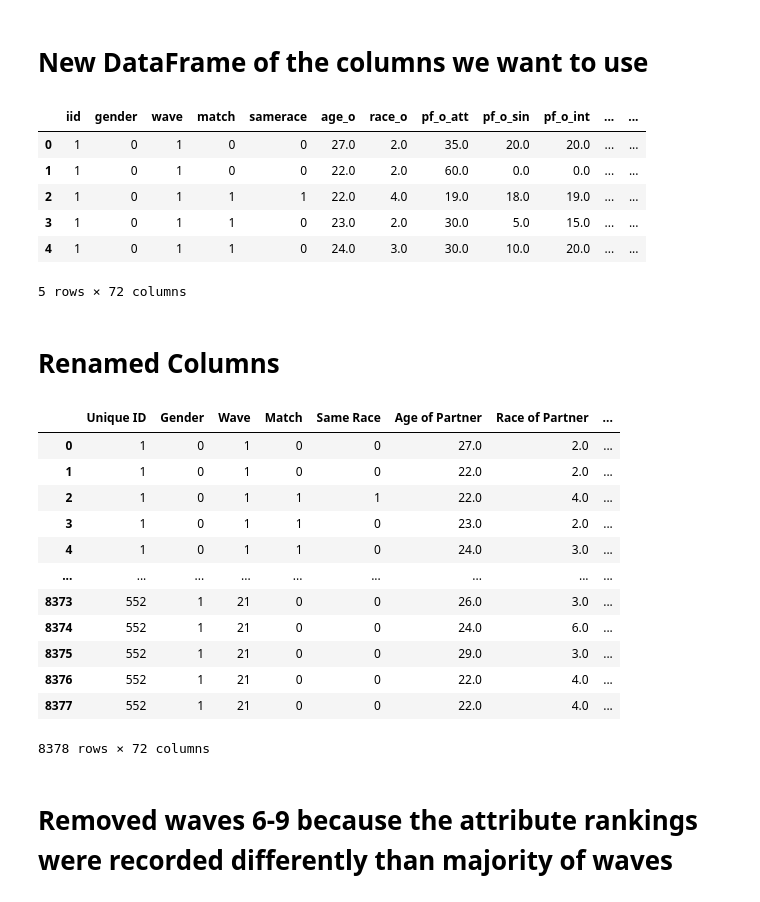
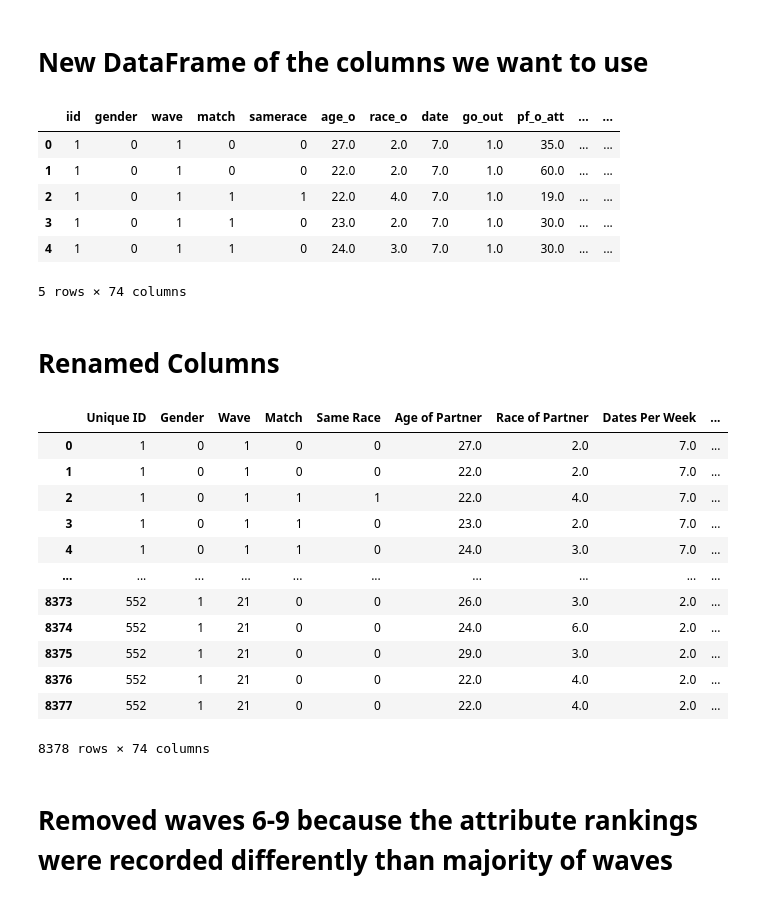
Before and after one commit to Nerdosth/SpeedDating, a Jupyter notebook: SpeedDating_Nick.ipynb, the cells around one changed output. Saved outputs shown, nothing was run; the diff lists cells and outputs as text; code cells hidden in the pictures.

```diff
--- a/SpeedDating.ipynb
+++ b/SpeedDating_Nick.ipynb
@@ -28,7 +28,7 @@ speed_df
 # New DataFrame of the columns we want to use
 # %%
 # Delete extraneous columns
-reduced_speed = speed_df[['iid','gender','wave','match','samerace','age_o','race_o',
+reduced_speed = speed_df[['iid','gender','wave','match','samerace','age_o','race_o','date','go_out',
                         'pf_o_att','pf_o_sin','pf_o_int','pf_o_fun','pf_o_amb','pf_o_sha',
                         'dec_o','attr_o','sinc_o','intel_o','fun_o','amb_o','shar_o',
                         'age','field_cd','race','imprace','imprelig',
@@ -41,57 +41,58 @@ reduced_speed = speed_df[['iid','gender','wave','match','samerace','age_o','race
                         ]]
 reduced_speed.head()
 # %% [output]
-|  | iid | gender | wave | match | samerace | age_o | race_o | pf_o_att | pf_o_sin | pf_o_int | ... | ... |
-| 0 | 1 | 0 | 1 | 0 | 0 | 27.0 | 2.0 | 35.0 | 20.0 | 20.0 | ... | ... |
-| 1 | 1 | 0 | 1 | 0 | 0 | 22.0 | 2.0 | 60.0 | 0.0 | 0.0 | ... | ... |
-| 2 | 1 | 0 | 1 | 1 | 1 | 22.0 | 4.0 | 19.0 | 18.0 | 19.0 | ... | ... |
-| 3 | 1 | 0 | 1 | 1 | 0 | 23.0 | 2.0 | 30.0 | 5.0 | 15.0 | ... | ... |
-| 4 | 1 | 0 | 1 | 1 | 0 | 24.0 | 3.0 | 30.0 | 10.0 | 20.0 | ... | ... |
+|  | iid | gender | wave | match | samerace | age_o | race_o | date | go_out | pf_o_att | ... | ... |
+| 0 | 1 | 0 | 1 | 0 | 0 | 27.0 | 2.0 | 7.0 | 1.0 | 35.0 | ... | ... |
+| 1 | 1 | 0 | 1 | 0 | 0 | 22.0 | 2.0 | 7.0 | 1.0 | 60.0 | ... | ... |
+| 2 | 1 | 0 | 1 | 1 | 1 | 22.0 | 4.0 | 7.0 | 1.0 | 19.0 | ... | ... |
+| 3 | 1 | 0 | 1 | 1 | 0 | 23.0 | 2.0 | 7.0 | 1.0 | 30.0 | ... | ... |
+| 4 | 1 | 0 | 1 | 1 | 0 | 24.0 | 3.0 | 7.0 | 1.0 | 30.0 | ... | ... |
-5 rows × 72 columns
+5 rows × 74 columns
 # %% [markdown]
 # Renamed Columns
 # %%
 #Clean up Column Name
 renamed_speed = reduced_speed.rename(columns={'iid':'Unique ID','gender':'Gender','wave': 'Wave',
                         'match':'Match','samerace':'Same Race','age_o':'Age of Partner','race_o':'Race of Partner',
+                        'date':'Dates Per Week','go_out':'Outings Per Week',
                         'pf_o_att':'Partner Preference Attractive','pf_o_sin':'Partner Preference Sincere',
                         'pf_o_int':'Partner Preference Intelligence','pf_o_fun':'Partner Preference Fun','pf_o_amb':'Partner Preference Ambition',
                         'pf_o_sha':'Partner Preference Shared Interests','dec_o': 'Decision of Partner',
                         'attr_o':'Partner Rating Attractive','sinc_o':'Partner Rating Sincere',
                         'intel_o':'Partner Rating Intelligence','fun_o':'Partner Rating Fun','amb_o':'Partner Rating Ambition',
                         'shar_o': 'Partner Rating Shared Interests','age':'Age','field_cd':'Field of Study',
                         'race':'Race','imprace':'Same Race Importance','imprelig':'Same Religion Importance',
                         'goal':'Goal of Event','career_c':'Intended Career','sports':'Interest Sports',
                         'tvsports':'Interest Watching Sports','exercise':'Interest Exercise','dining':'Interest Dining',
                         'museums':'Interest Museums','art':'Interest Art','hiking': 'Interest Hiking','gaming':'Interest Gaming',
                         'clubbing': 'Interest Clubbing','reading':'Interest Reading','tv':'Interest TV','theater':'Interest Theater',
                         'movies':'Interest Movies','concerts':'Interest Concerts','music':'Interest Music','shopping':'Interest Shopping',
                         'yoga':'Interest Yoga','exphappy':'Expectation of Happiness With Partner','expnum':'Expected Number of Matches',
                         'attr1_1':'Your Preference Attractive','sinc1_1':'Your Preference Sincere','intel1_1':'Your Preference Intelligence',
                         'fun1_1':'Your Preference Fun','amb1_1':'Your Preference Ambition','shar1_1':'Your Preference Shared Interests',
                         'attr2_1':'Opposite-Sex Preference Attractive','sinc2_1':'Opposite-Sex Preference Sincere','intel2_1':'Opposite-Sex Preference Intelligence',
                         'fun2_1':'Opposite-Sex Preference Fun','amb2_1':'Opposite-Sex Preference Ambition',
                         'shar2_1':'Opposite-Sex Preference Shared Interests','attr3_1':'Own Rating Attractive','sinc3_1':'Own Rating Sincere',
                         'fun3_1':'Own Rating Fun','intel3_1':'Own Rating Intelligence','amb3_1':'Own Rating Ambition','dec':'Decision',
                         'match_es':'Estimation of Matches','num_in_3':'Number of Dates','attr1_3':'Your Preference Attractive Post-Date',
                         'sinc1_3':'Your Preference Sincere Post-Date','intel1_3':'Your Preference Intelligence Post-Date',
                         'fun1_3':'Your Preference Fun Post-Date','amb1_3':'Your Preference Ambition Post-Date',
                         'shar1_3':'Your Preference Shared Interests Post-Date'})
 renamed_speed
 # %% [output]
-|  | Unique ID | Gender | Wave | Match | Same Race | Age of Partner | Race of Partner | ... |
-| 0 | 1 | 0 | 1 | 0 | 0 | 27.0 | 2.0 | ... |
-| 1 | 1 | 0 | 1 | 0 | 0 | 22.0 | 2.0 | ... |
-| 2 | 1 | 0 | 1 | 1 | 1 | 22.0 | 4.0 | ... |
-| 3 | 1 | 0 | 1 | 1 | 0 | 23.0 | 2.0 | ... |
-| 4 | 1 | 0 | 1 | 1 | 0 | 24.0 | 3.0 | ... |
-| ... | ... | ... | ... | ... | ... | ... | ... | ... |
-| 8373 | 552 | 1 | 21 | 0 | 0 | 26.0 | 3.0 | ... |
-| 8374 | 552 | 1 | 21 | 0 | 0 | 24.0 | 6.0 | ... |
-| 8375 | 552 | 1 | 21 | 0 | 0 | 29.0 | 3.0 | ... |
-| 8376 | 552 | 1 | 21 | 0 | 0 | 22.0 | 4.0 | ... |
-| 8377 | 552 | 1 | 21 | 0 | 0 | 22.0 | 4.0 | ... |
+|  | Unique ID | Gender | Wave | Match | Same Race | Age of Partner | Race of Partner | Dates Per Week | ... |
+| 0 | 1 | 0 | 1 | 0 | 0 | 27.0 | 2.0 | 7.0 | ... |
+| 1 | 1 | 0 | 1 | 0 | 0 | 22.0 | 2.0 | 7.0 | ... |
+| 2 | 1 | 0 | 1 | 1 | 1 | 22.0 | 4.0 | 7.0 | ... |
+| 3 | 1 | 0 | 1 | 1 | 0 | 23.0 | 2.0 | 7.0 | ... |
+| 4 | 1 | 0 | 1 | 1 | 0 | 24.0 | 3.0 | 7.0 | ... |
+| ... | ... | ... | ... | ... | ... | ... | ... | ... | ... |
+| 8373 | 552 | 1 | 21 | 0 | 0 | 26.0 | 3.0 | 2.0 | ... |
+| 8374 | 552 | 1 | 21 | 0 | 0 | 24.0 | 6.0 | 2.0 | ... |
+| 8375 | 552 | 1 | 21 | 0 | 0 | 29.0 | 3.0 | 2.0 | ... |
+| 8376 | 552 | 1 | 21 | 0 | 0 | 22.0 | 4.0 | 2.0 | ... |
+| 8377 | 552 | 1 | 21 | 0 | 0 | 22.0 | 4.0 | 2.0 | ... |
-8378 rows × 72 columns
+8378 rows × 74 columns
 # %% [markdown]
 # Removed waves 6-9 because the attribute rankings were recorded differently than majority of waves
 # %%
```
Also changed, not shown: parts of 2 cells of this notebook, 10 other files.
